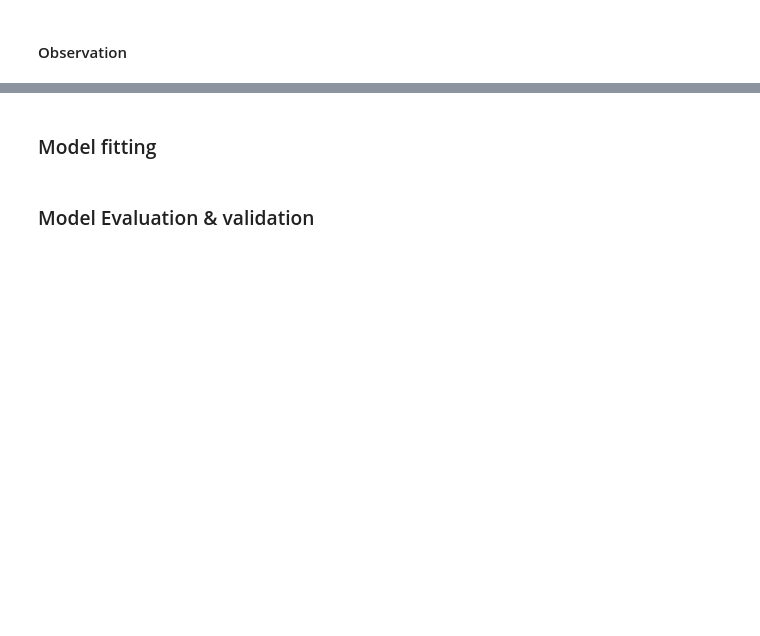
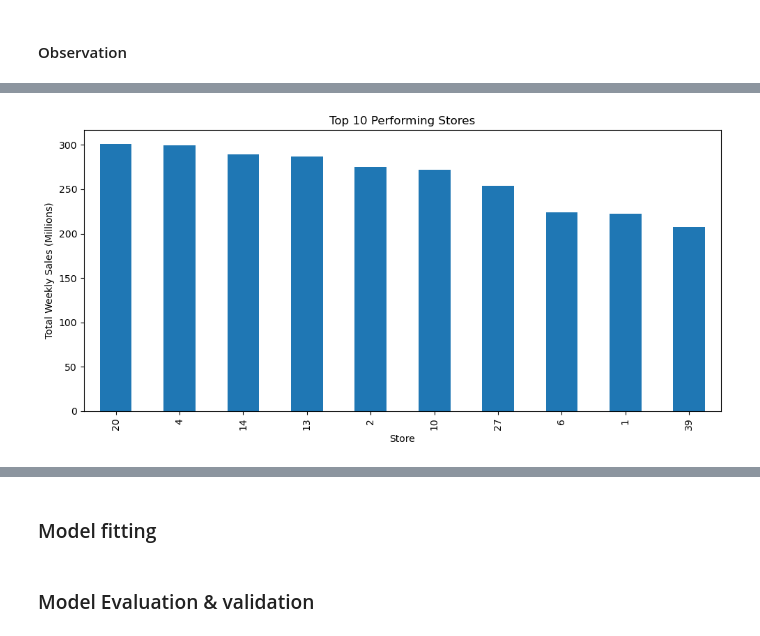
Before and after one commit to Rajwork99/Future-Sales-Forecasting, a Jupyter notebook: forcast.ipynb, the cells around one changed output, grey strips where cells are left out. Cells and saved outputs as stored; diff of their text form; code cells hidden in the pictures; blank space fills up the shorter version.

```diff
--- a/forcast.ipynb
+++ b/forcast.ipynb
@@ -54,0 +313,19 @@ In this notebook, we will follow a structured approach to wrangle the movie data
+# %%
+top_stores = df.groupby('Store').agg({'Weekly_Sales(mn)': 'sum'}).reset_index().sort_values(by='Weekly_Sales(mn)', ascending=False).head(10)
+
+
+top_stores.plot(
+    x='Store',
+    y='Weekly_Sales(mn)',
+    kind='bar',
+    figsize=(10, 5),
+    legend=False,
+    title='Top 10 Performing Stores'
+)
+
+plt.xlabel('Store')
+plt.ylabel('Total Weekly Sales (Millions)')
+plt.tight_layout()
+plt.show()
+# %% [output]
+[figure, added]
```
Also changed, not shown: parts of 39 cells of this notebook.
